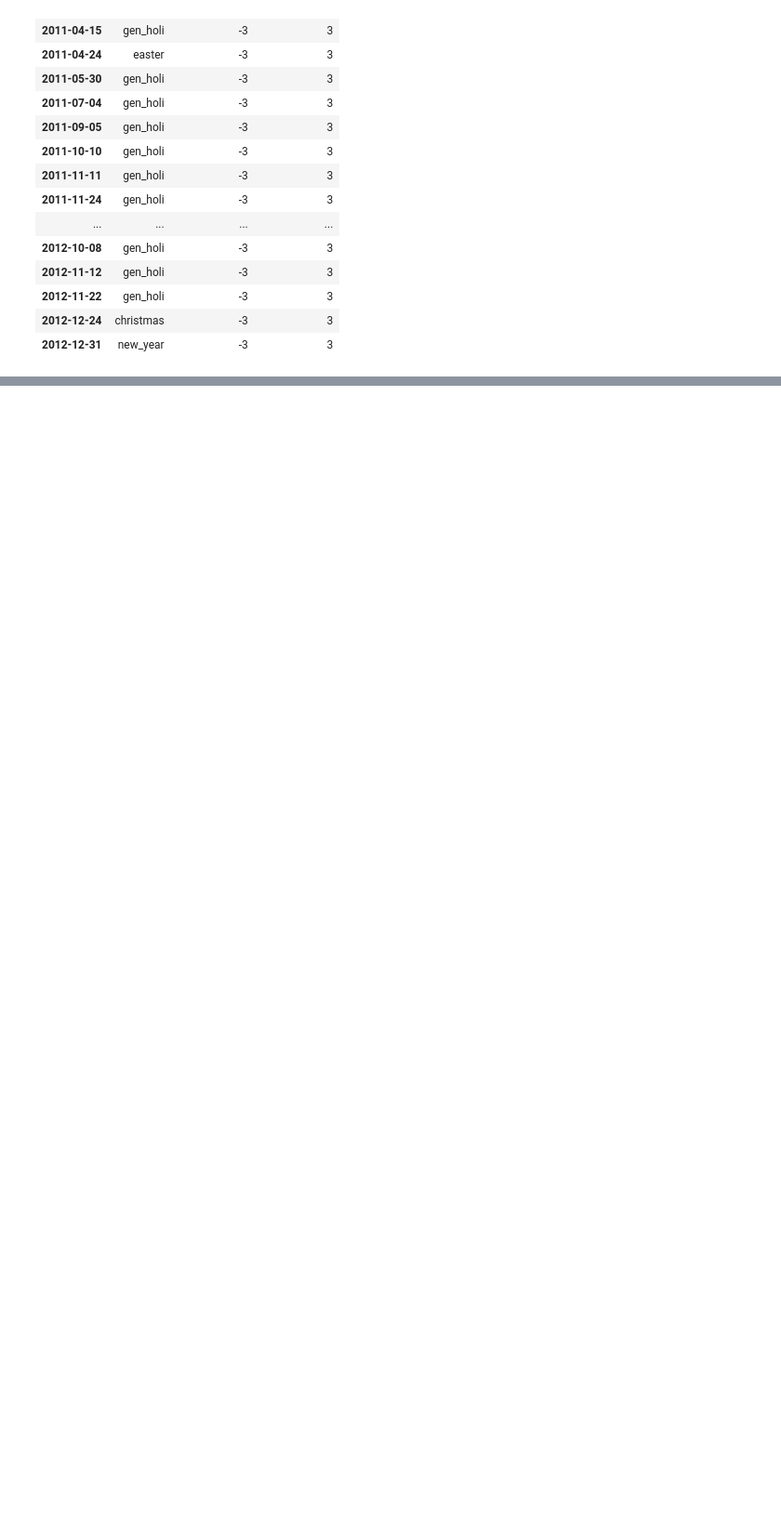
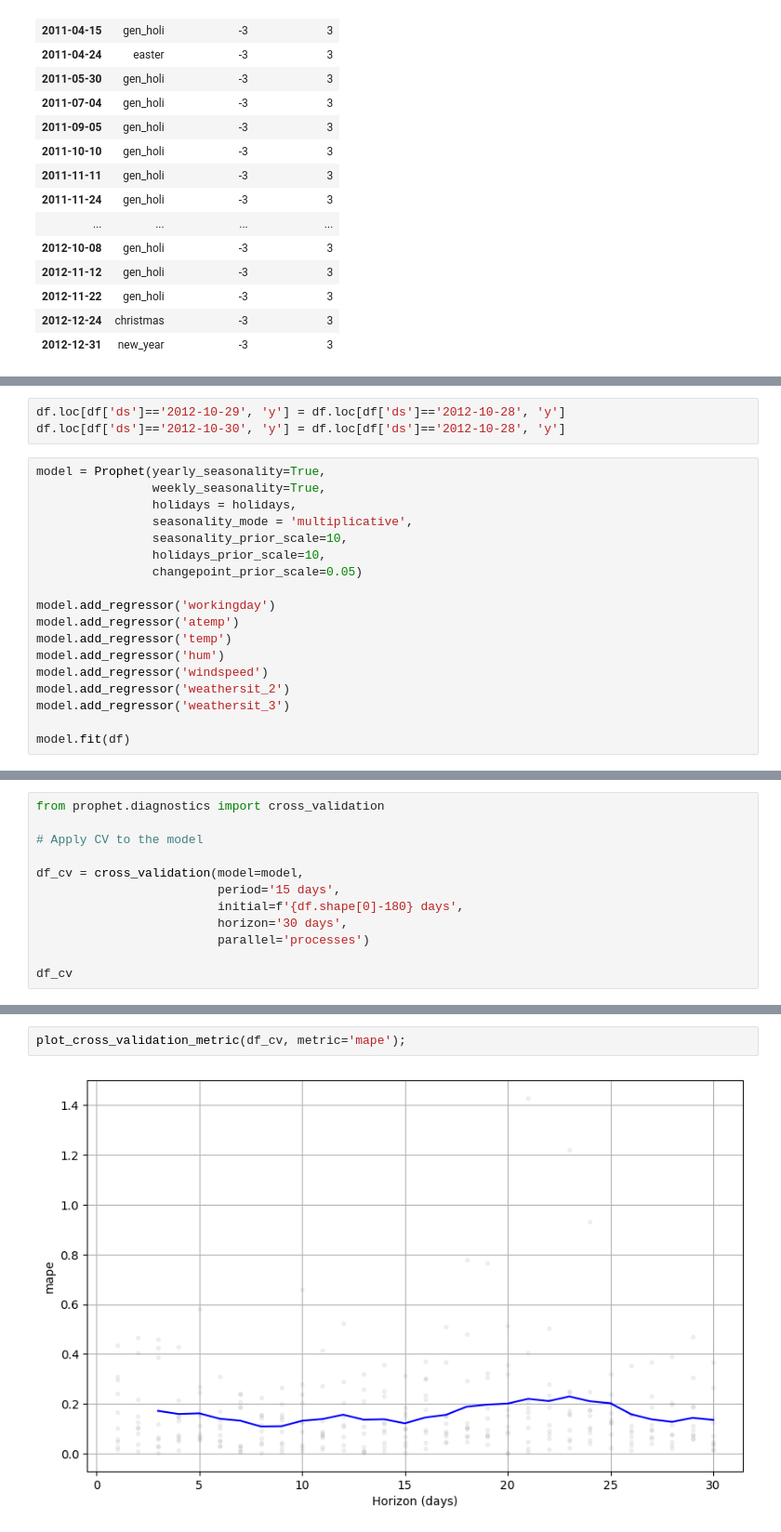
Before and after one commit to salgadosp/time_series, a Jupyter notebook: prophet.ipynb, the cells around one changed output, grey strips where cells are left out. Shown: that part at 93% size. Cells and saved outputs as stored; diff of their text form; blank space fills up the shorter version.

```diff
--- a/prophet.ipynb
+++ b/prophet.ipynb
@@ -171,0 +275,21 @@ holidays.sort_index()#.asfreq('D')
+# %%
+df.loc[df['ds']=='2012-10-29', 'y'] = df.loc[df['ds']=='2012-10-28', 'y']
+df.loc[df['ds']=='2012-10-30', 'y'] = df.loc[df['ds']=='2012-10-28', 'y']
+# %%
+model = Prophet(yearly_seasonality=True,
+                weekly_seasonality=True,
+                holidays = holidays,
+                seasonality_mode = 'multiplicative',
+                seasonality_prior_scale=10,
+                holidays_prior_scale=10,
+                changepoint_prior_scale=0.05)
+
+model.add_regressor('workingday')
+model.add_regressor('atemp')
+model.add_regressor('temp')
+model.add_regressor('hum')
+model.add_regressor('windspeed')
+model.add_regressor('weathersit_2')
+model.add_regressor('weathersit_3')
+
+model.fit(df)
@@ -171,0 +300,12 @@ holidays.sort_index()#.asfreq('D')
+# %%
+from prophet.diagnostics import cross_validation
+
+# Apply CV to the model
+
+df_cv = cross_validation(model=model,
+                         period='15 days',
+                         initial=f'{df.shape[0]-180} days',
+                         horizon='30 days',
+                         parallel='processes')
+
+df_cv
@@ -171,0 +331,4 @@ holidays.sort_index()#.asfreq('D')
+# %%
+plot_cross_validation_metric(df_cv, metric='mape');
+# %% [output]
+[figure, added]
```
Also changed, not shown: parts of 25 cells of this notebook, 1 other file.
